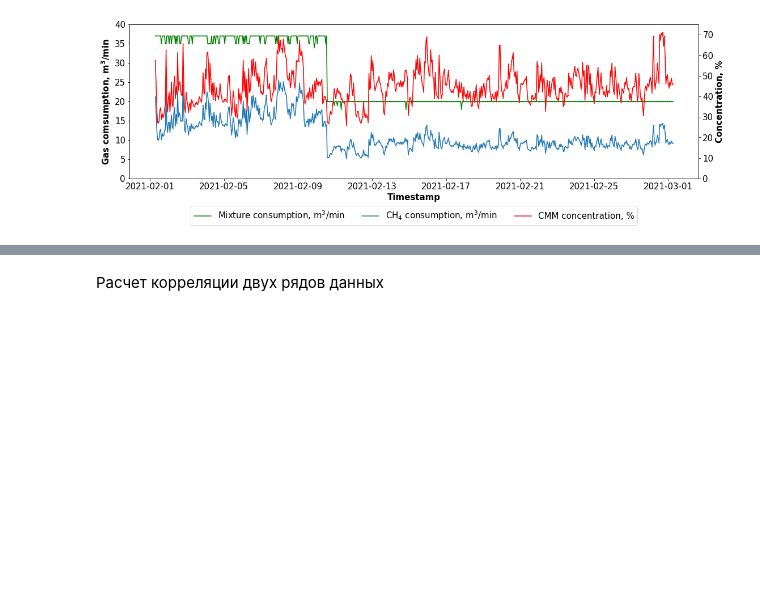
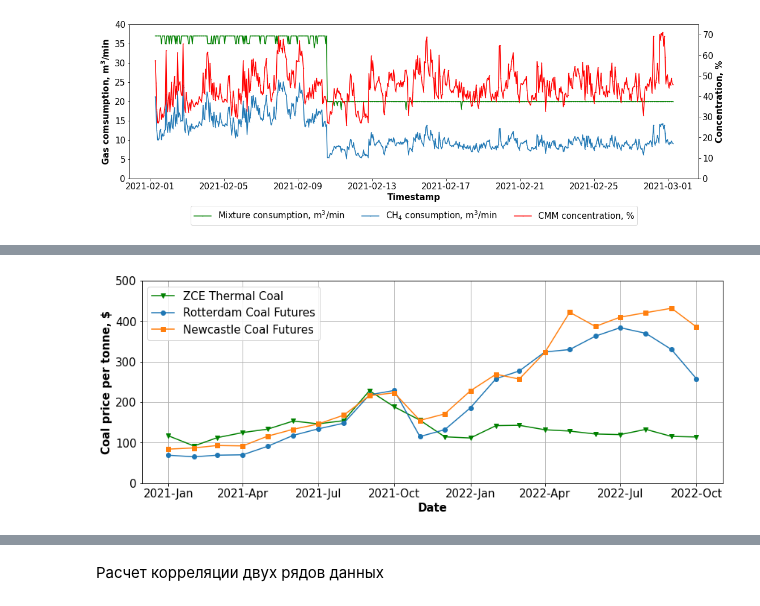
Before and after one commit to Randyrofed/CMM, a Jupyter notebook: CMM_Analysis.ipynb, the cells around one changed output, grey strips where cells are left out. Cells and saved outputs as stored; diff of their text form; code cells hidden in the pictures; blank space fills up the shorter version.

Commit message:
Обновлен график

```diff
--- a/CMM_Analysis.ipynb
+++ b/CMM_Analysis.ipynb
@@ -88,3 +88,8 @@ ax.set_ylim([0, 40])
 plt.rcParams.update({'font.size': 15})
 # %% [output]
 [figure]
+# %%
+#Данные по bearing capacity
+coal_prices = pd.read_excel('DATA/MDPI_Figures 1, 2.xlsx', sheet_name="График 1", usecols="A:D", header = 0)
+coal_prices.set_index('Date', inplace=True)
+coal_prices.head()
@@ -90,0 +106,18 @@ plt.rcParams.update({'font.size': 15})
+# %%
+start, end = '2021-01-01', '2022-10-01'
+fig, ax = plt.subplots(figsize=(14, 5))
+ax.plot(coal_prices.loc[start:end, 'ZCE Thermal Coal'],
+marker="v", linestyle='-', linewidth=1.5, markersize=6, label='ZCE Thermal Coal', color='green')
+ax.plot(coal_prices.loc[start:end, 'Rotterdam Coal Futures'],
+marker="o", linestyle='-', linewidth=1.5, markersize=6, label='Rotterdam Coal Futures')
+ax.plot(coal_prices.loc[start:end, 'Newcastle Coal Futures'],
+marker="s", linestyle='-', linewidth=1.5, markersize=6, label='Newcastle Coal Futures')
+ax.set_xlabel('Date', loc='center', fontweight='bold')
+ax.set_ylabel('Coal price per tonne, $', fontweight='bold')
+ax.xaxis.set_major_formatter(mdates.DateFormatter('%Y-%b'))
+leg = ax.legend(loc = 2)
+ax.set_ylim([0, 500])
+plt.grid(True)
+plt.rcParams.update({'font.size': 15})
+# %% [output]
+[figure, added]
```
Also changed, not shown: parts of 4 cells of this notebook, 1 other file.
